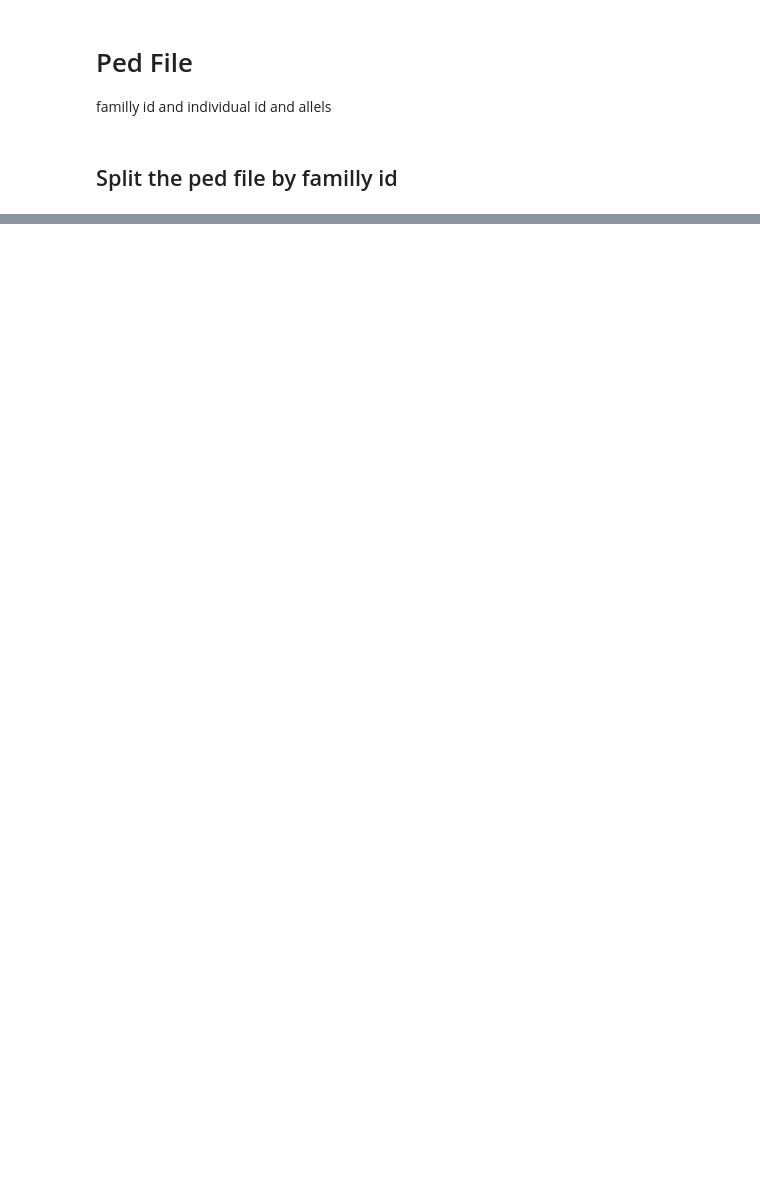
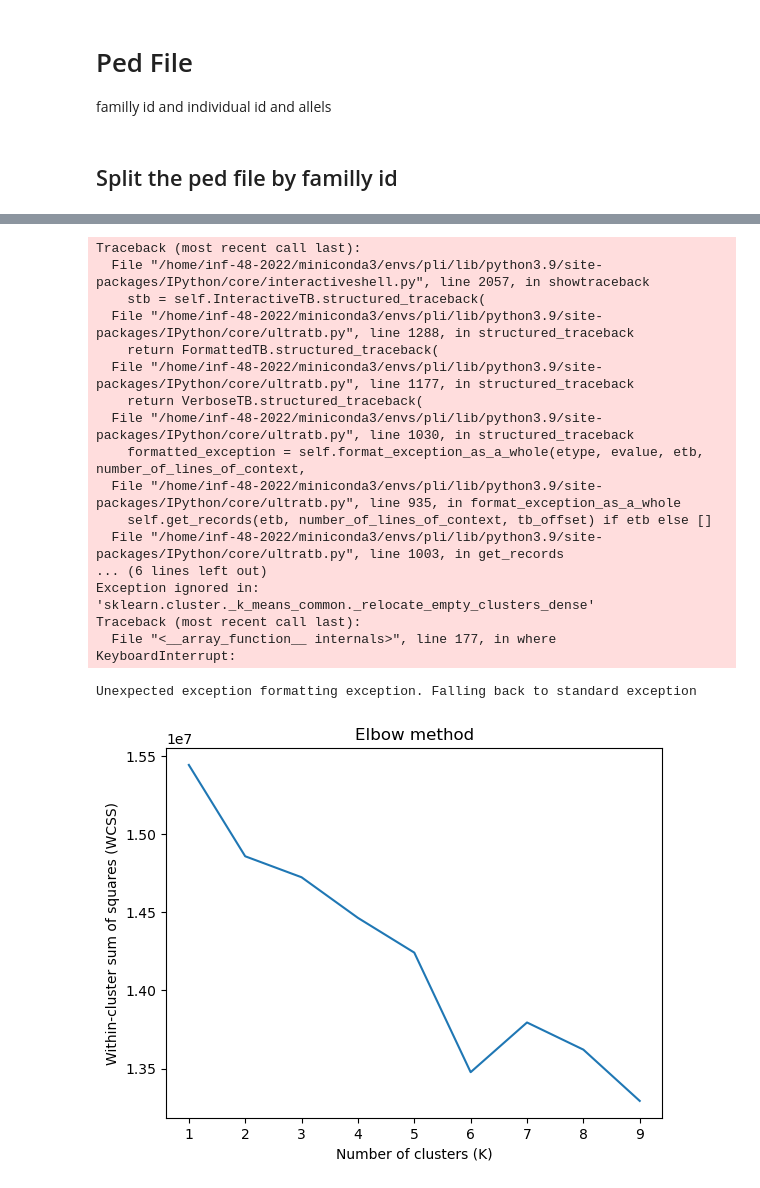
Before and after one commit to aradar46/Geographic_Population_Structure_GPS, a Jupyter notebook: notebook.ipynb, the cells around one changed output, grey strips where cells are left out. Cells and saved outputs as stored; diff of their text form; code cells hidden in the pictures; blank space fills up the shorter version.

```diff
--- a/notebook.ipynb
+++ b/notebook.ipynb
@@ -323,0 +230,34 @@ def calculate_minor_allele_frequency(pop_path, bim_path, eurasian_path, date):
+# %%
+# Calculate the within-cluster sum of squares for different values of K
+wcss = []
+for k in range(1, 10):
+    kmeans = KMeans(n_clusters=k, init='random', n_init=10)
+    kmeans.fit(data2)
+    wcss.append(kmeans.inertia_)
+
+# Plot the WCSS vs K
+plt.plot(range(1, 10), wcss)
+plt.xlabel('Number of clusters (K)')
+plt.ylabel('Within-cluster sum of squares (WCSS)')
+plt.title('Elbow method')
+plt.show()
+# %% [output]
+Traceback (most recent call last):
+  File "/home/inf-48-2022/miniconda3/envs/pli/lib/python3.9/site-packages/IPython/core/interactiveshell.py", line 2057, in showtraceback
+    stb = self.InteractiveTB.structured_traceback(
+  File "/home/inf-48-2022/miniconda3/envs/pli/lib/python3.9/site-packages/IPython/core/ultratb.py", line 1288, in structured_traceback
+    return FormattedTB.structured_traceback(
+  File "/home/inf-48-2022/miniconda3/envs/pli/lib/python3.9/site-packages/IPython/core/ultratb.py", line 1177, in structured_traceback
+    return VerboseTB.structured_traceback(
+  File "/home/inf-48-2022/miniconda3/envs/pli/lib/python3.9/site-packages/IPython/core/ultratb.py", line 1030, in structured_traceback
+    formatted_exception = self.format_exception_as_a_whole(etype, evalue, etb, number_of_lines_of_context,
+  File "/home/inf-48-2022/miniconda3/envs/pli/lib/python3.9/site-packages/IPython/core/ultratb.py", line 935, in format_exception_as_a_whole
+    self.get_records(etb, number_of_lines_of_context, tb_offset) if etb else []
+  File "/home/inf-48-2022/miniconda3/envs/pli/lib/python3.9/site-packages/IPython/core/ultratb.py", line 1003, in get_records
+... (6 lines left out)
+Exception ignored in: 'sklearn.cluster._k_means_common._relocate_empty_clusters_dense'
+Traceback (most recent call last):
+  File "<__array_function__ internals>", line 177, in where
+KeyboardInterrupt:
+Unexpected exception formatting exception. Falling back to standard exception
+[figure, added]
```
Also changed, not shown: parts of 27 cells of this notebook.
